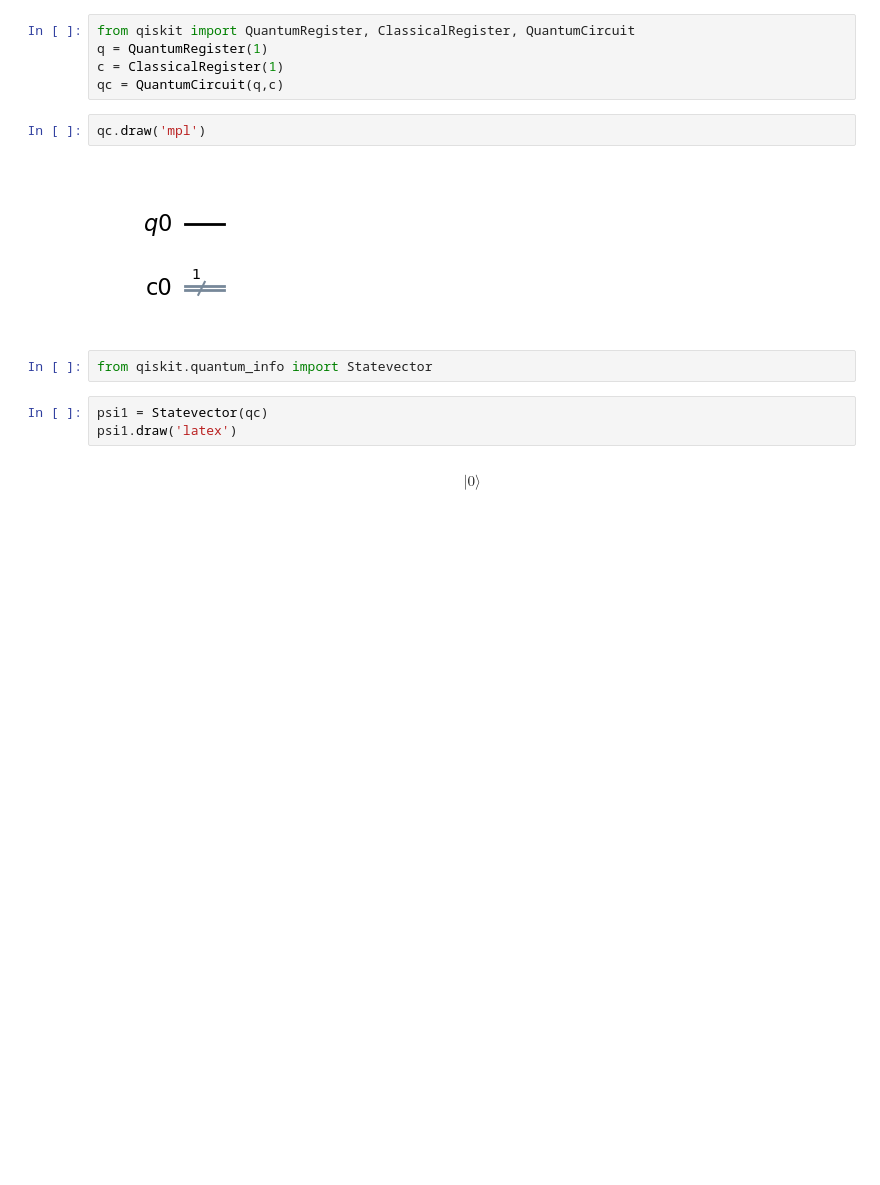
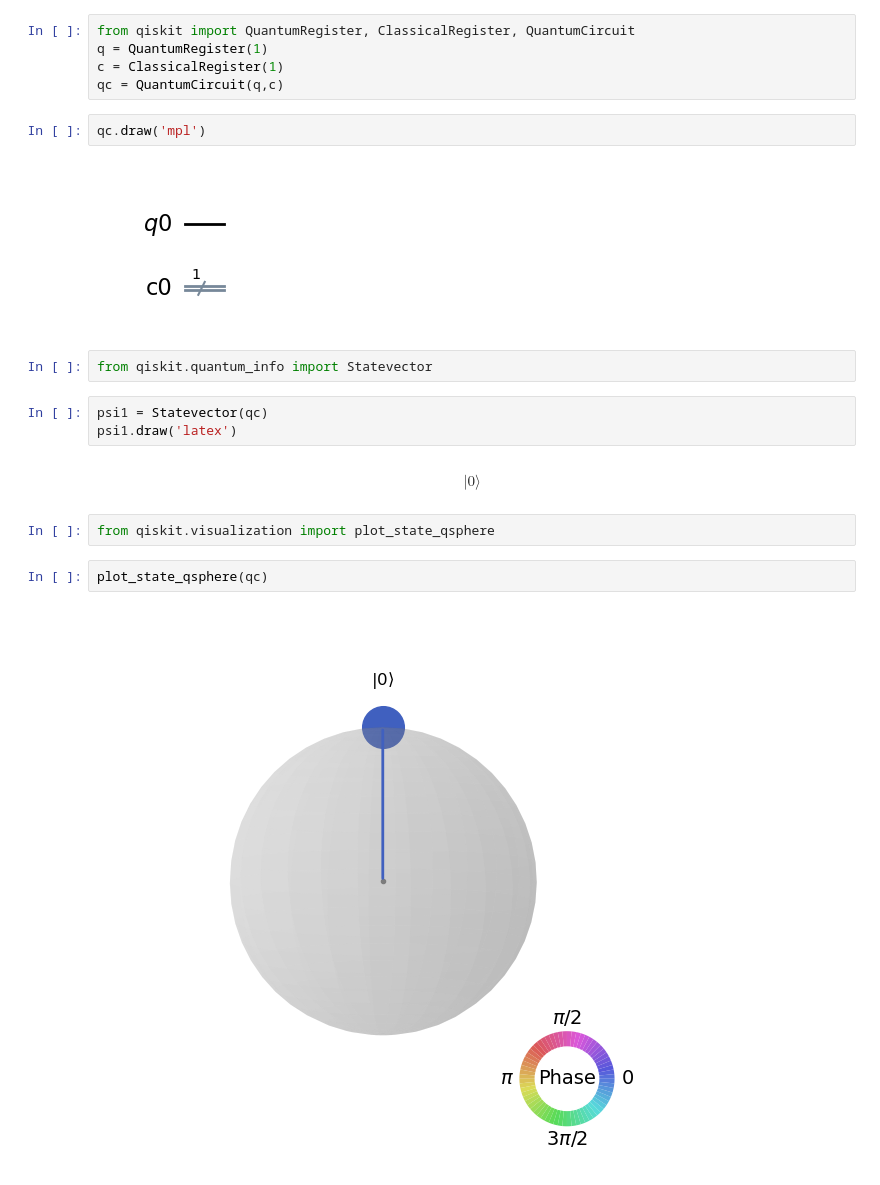
Before and after one commit to A-Hashemiann/Quantum_Information_Computation, a Jupyter notebook: Quantum_Computing/Pauli_X.ipynb, the cells around one changed output. Saved outputs shown, nothing was run; the diff lists cells and outputs as text; blank space fills up the shorter version.

```diff
--- a/Quantum_Computing/Pauli_X.ipynb
+++ b/Quantum_Computing/Pauli_X.ipynb
@@ -14,3 +14,9 @@ psi1 = Statevector(qc)
 psi1.draw('latex')
 # %% [output]
 $$ |0\rangle$$
+# %%
+from qiskit.visualization import plot_state_qsphere
+# %%
+plot_state_qsphere(qc)
+# %% [output]
+[figure, added]
```
